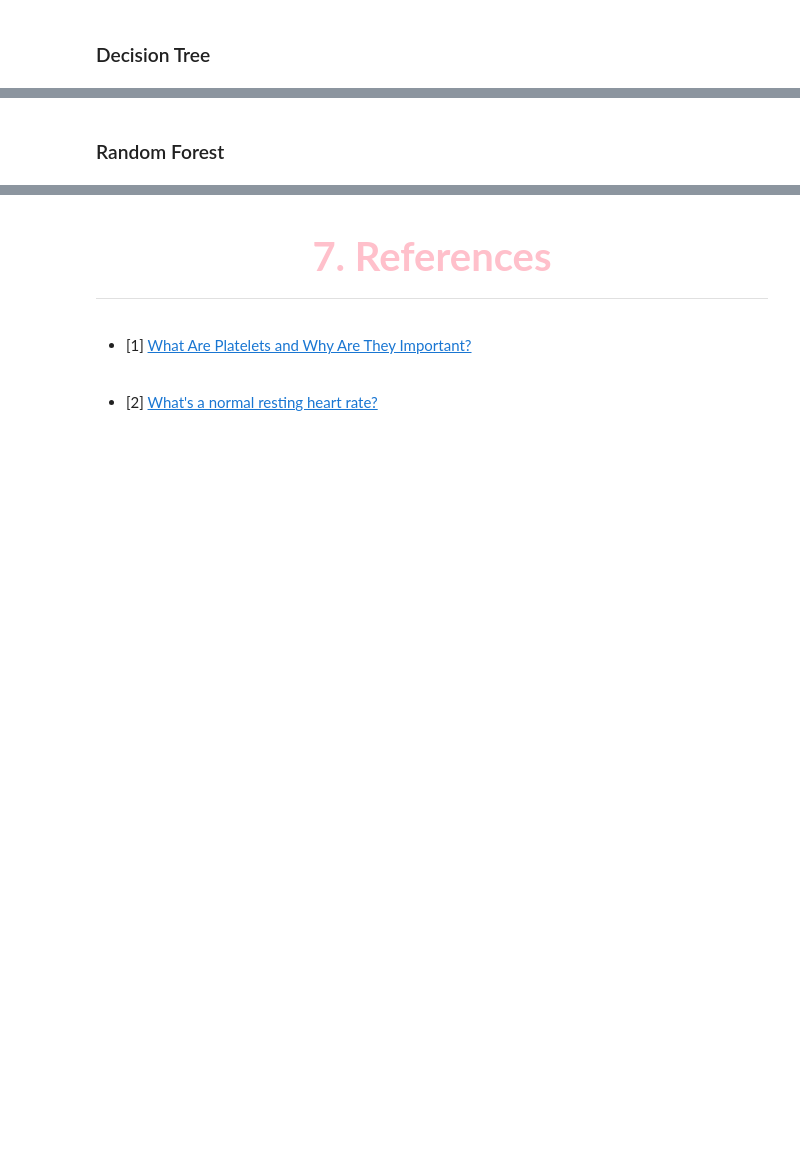
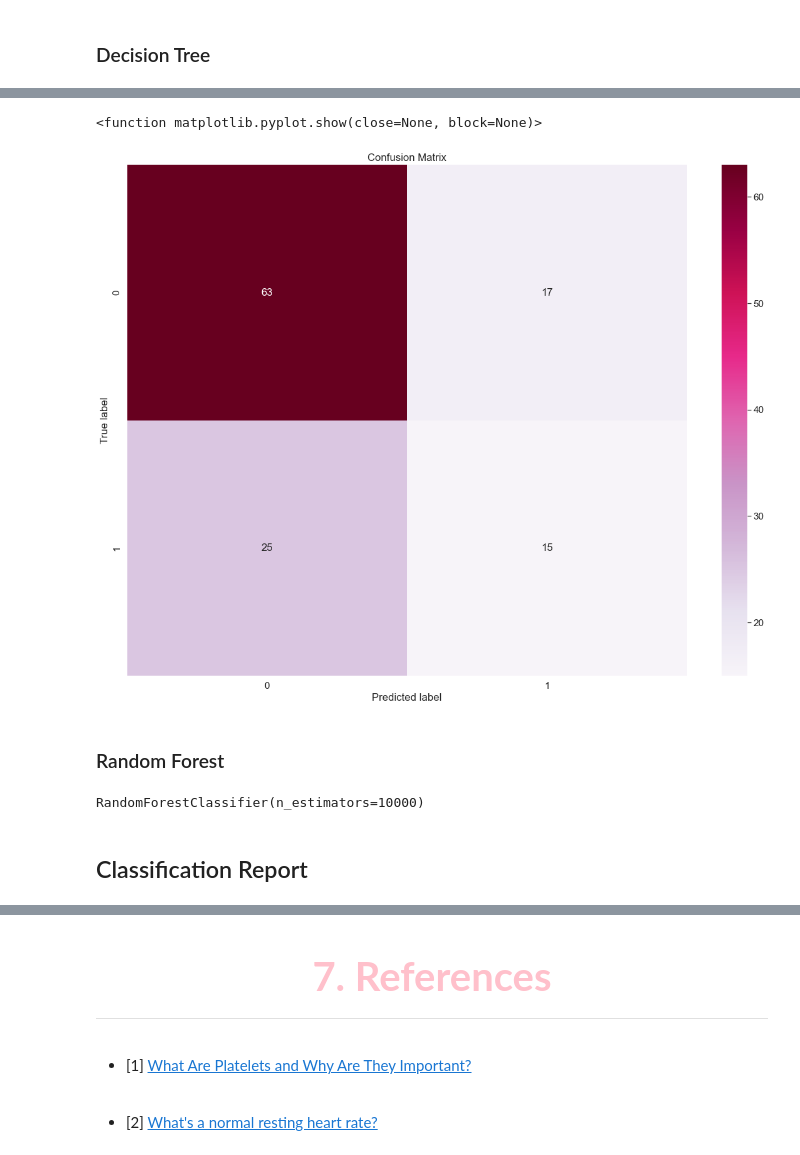
Before and after one commit to nhat117/COSC2753-ASM1, a Jupyter notebook: sepsis_prediction (1).ipynb, the cells around one changed output, grey strips where cells are left out. Drawn from its saved outputs; the diff is of its cells as text; code cells hidden in the pictures; blank space fills up the shorter version.

```diff
--- a/sepsis_prediction (1).ipynb
+++ b/sepsis_prediction (1).ipynb
@@ -1856,0 +1967,2 @@ y_test.value_counts().plot(kind = 'bar')
+# %%
+pred = dtree.predict(x_test)
@@ -1857,2 +1980,15 @@ y_test.value_counts().plot(kind = 'bar')
+# %%
+df_cm = pd.DataFrame(confusion_matrix(
+    y_test, pred), range(2), range(2))
+# plt.figure(figsize=(10,7))
+sns.set(font_scale=1.4)  # for label size
+sns.heatmap(df_cm, annot=True, cmap='PuRd')  # font size
+plt.title('Confusion Matrix')
+plt.xlabel("Predicted label")
+plt.ylabel("True label")
+plt.show
+# %% [output]
+<function matplotlib.pyplot.show(close=None, block=None)>
+[figure, added]
 # %% [markdown]
 ### Random Forest
@@ -1858,0 +1998,4 @@ y_test.value_counts().plot(kind = 'bar')
+# %%
+rfc.fit(x_train, y_train)
+# %% [output]
+RandomForestClassifier(n_estimators=10000)
@@ -1858,0 +2004,2 @@ y_test.value_counts().plot(kind = 'bar')
+# %% [markdown]
+## Classification Report
```
Also changed, not shown: parts of 25 cells of this notebook.
